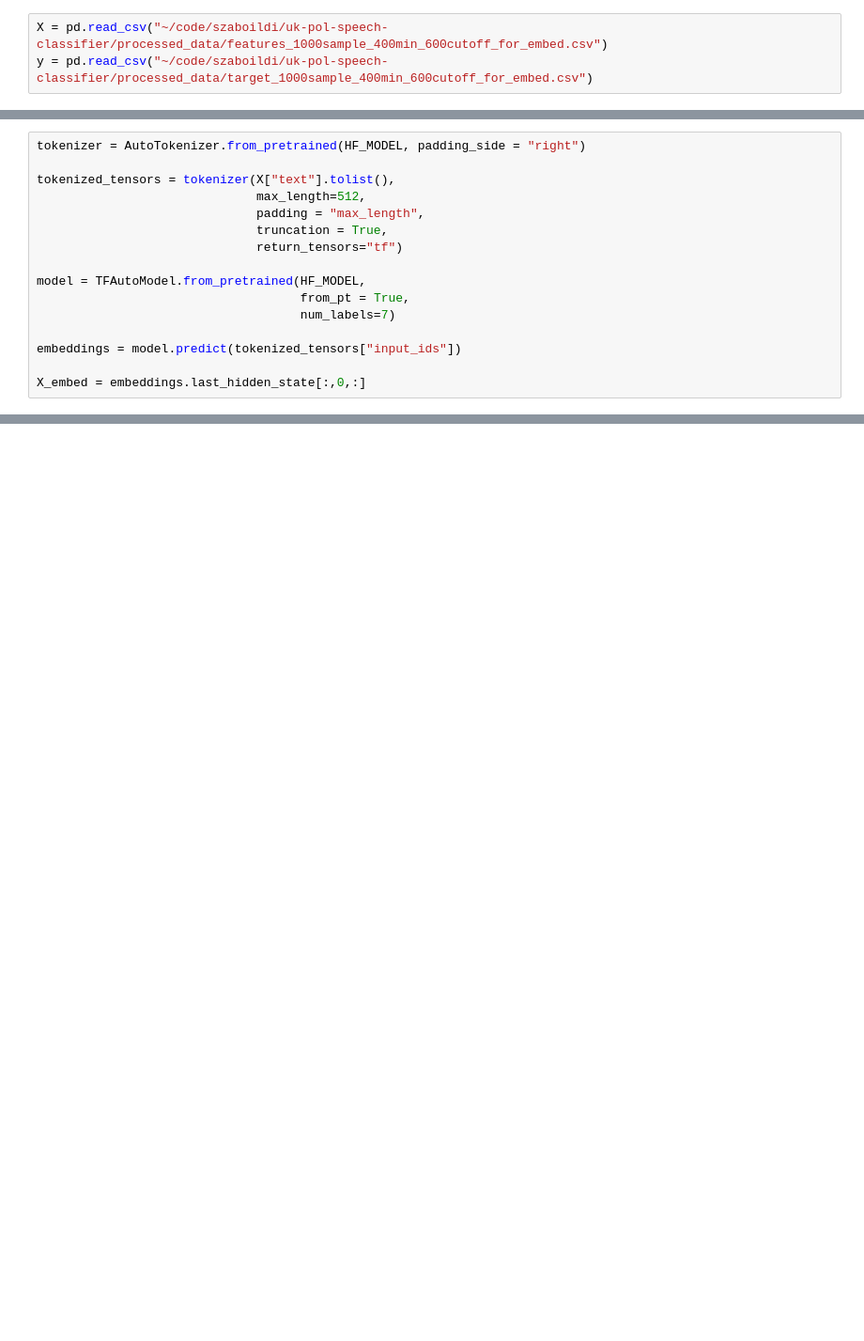
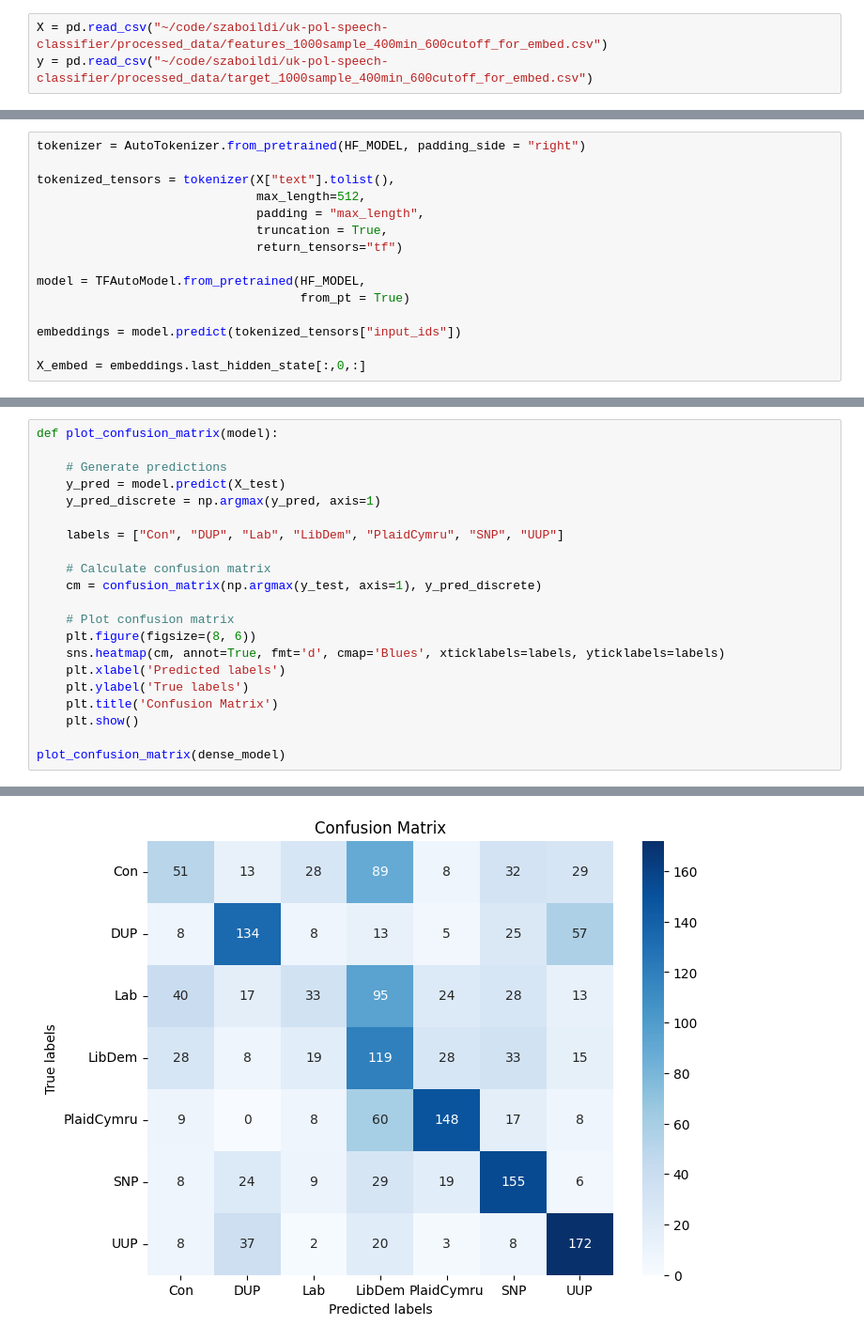
Before and after one commit to szaboildi/uk-pol-speech-classifier, a Jupyter notebook: notebooks/JR_model_transformer.ipynb, the cells around one changed output, grey strips where cells are left out. Shown at 94% size. Drawn from its saved outputs; the diff is of its cells as text; blank space fills up the shorter version.

```diff
--- a/notebooks/JR_model_transformer.ipynb
+++ b/notebooks/JR_model_transformer.ipynb
@@ -51,8 +73,7 @@ tokenized_tensors = tokenizer(X["text"].tolist(),
                               return_tensors="tf")
 
 model = TFAutoModel.from_pretrained(HF_MODEL,
-                                    from_pt = True,
-                                    num_labels=7)
+                                    from_pt = True)
 
 embeddings = model.predict(tokenized_tensors["input_ids"])
 
@@ -110,0 +160,22 @@ plot_learning_curve(history)
+# %%
+def plot_confusion_matrix(model):
+
+    # Generate predictions
+    y_pred = model.predict(X_test)
+    y_pred_discrete = np.argmax(y_pred, axis=1)
+
+    labels = ["Con", "DUP", "Lab", "LibDem", "PlaidCymru", "SNP", "UUP"]
+
+    # Calculate confusion matrix
+    cm = confusion_matrix(np.argmax(y_test, axis=1), y_pred_discrete)
+
+    # Plot confusion matrix
+    plt.figure(figsize=(8, 6))
+    sns.heatmap(cm, annot=True, fmt='d', cmap='Blues', xticklabels=labels, yticklabels=labels)
+    plt.xlabel('Predicted labels')
+    plt.ylabel('True labels')
+    plt.title('Confusion Matrix')
+    plt.show()
+
+plot_confusion_matrix(dense_model)
+# %% [output]
@@ -110,0 +183 @@ plot_learning_curve(history)
+[figure, added]
```
Also changed, not shown: parts of 11 cells of this notebook, 4 other files.
